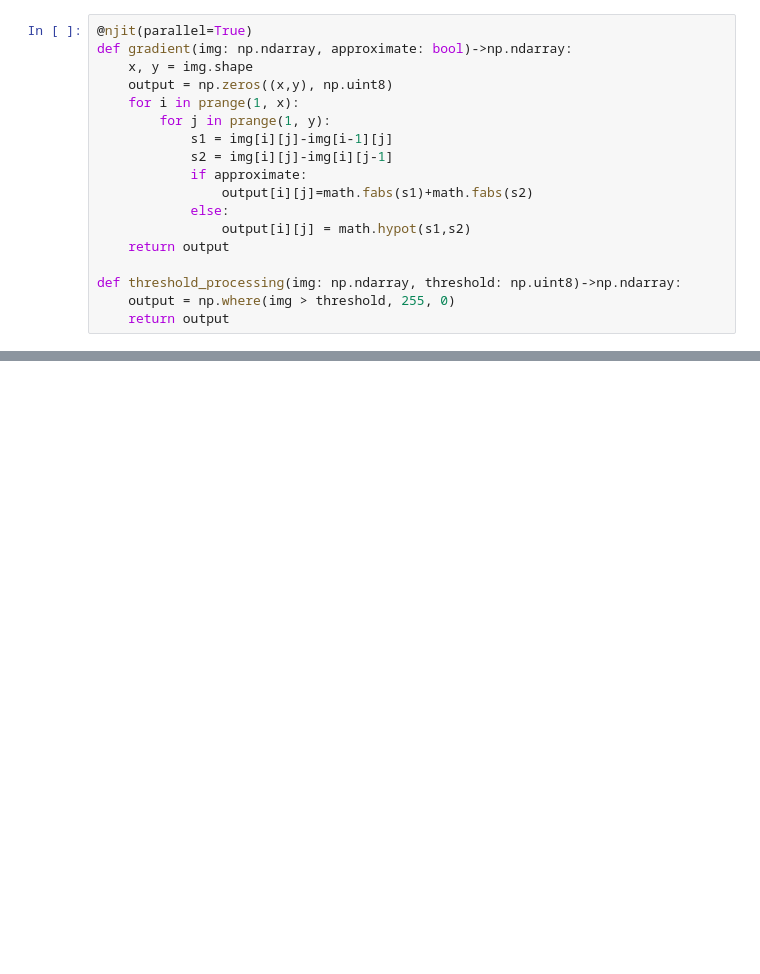
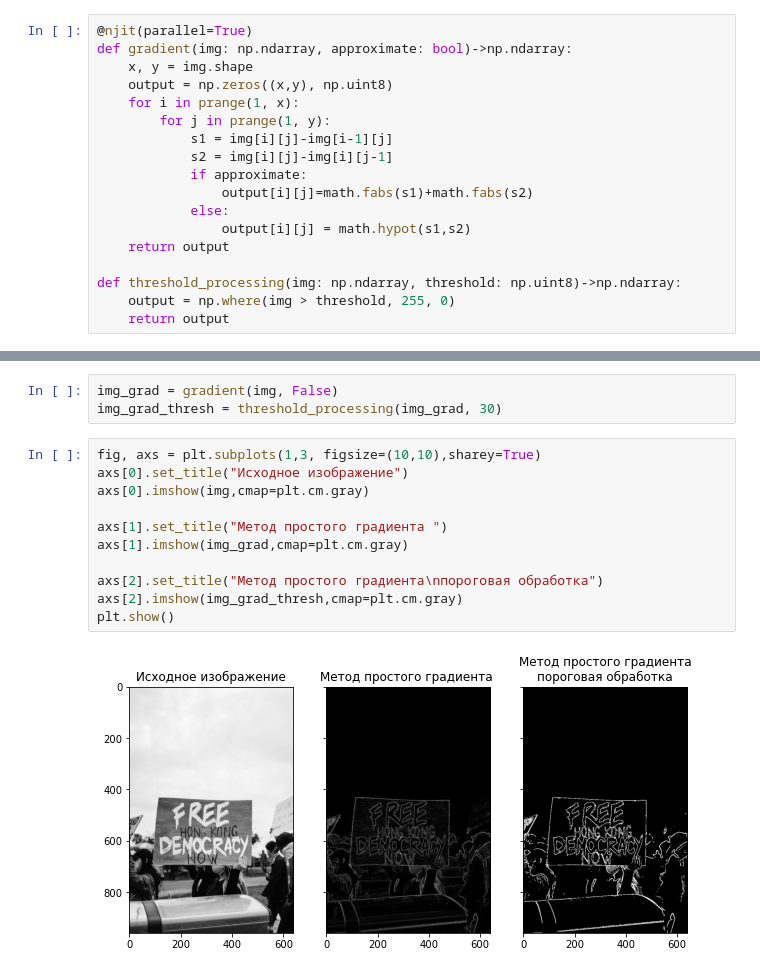
Before and after one commit to yaroslavtsepkov/image-analysis-processing, a Jupyter notebook: 04-diff-gradient-tsepkov-yaroslav.ipynb, the cells around one changed output, grey strips where cells are left out. Saved outputs shown, nothing was run; the diff lists cells and outputs as text; blank space fills up the shorter version.

```diff
--- a/04-diff-gradient-tsepkov-yaroslav.ipynb
+++ b/04-diff-gradient-tsepkov-yaroslav.ipynb
@@ -53,0 +48,16 @@ Wall time: 328 ms
+# %%
+img_grad = gradient(img, False)
+img_grad_thresh = threshold_processing(img_grad, 30)
+# %%
+fig, axs = plt.subplots(1,3, figsize=(10,10),sharey=True)
+axs[0].set_title("Исходное изображение")
+axs[0].imshow(img,cmap=plt.cm.gray)
+
+axs[1].set_title("Метод простого градиента ")
+axs[1].imshow(img_grad,cmap=plt.cm.gray)
+
+axs[2].set_title("Метод простого градиента\nпороговая обработка")
+axs[2].imshow(img_grad_thresh,cmap=plt.cm.gray)
+plt.show()
+# %% [output]
+[figure, added]
```
Also changed, not shown: parts of 19 cells of this notebook, 2 other files.
